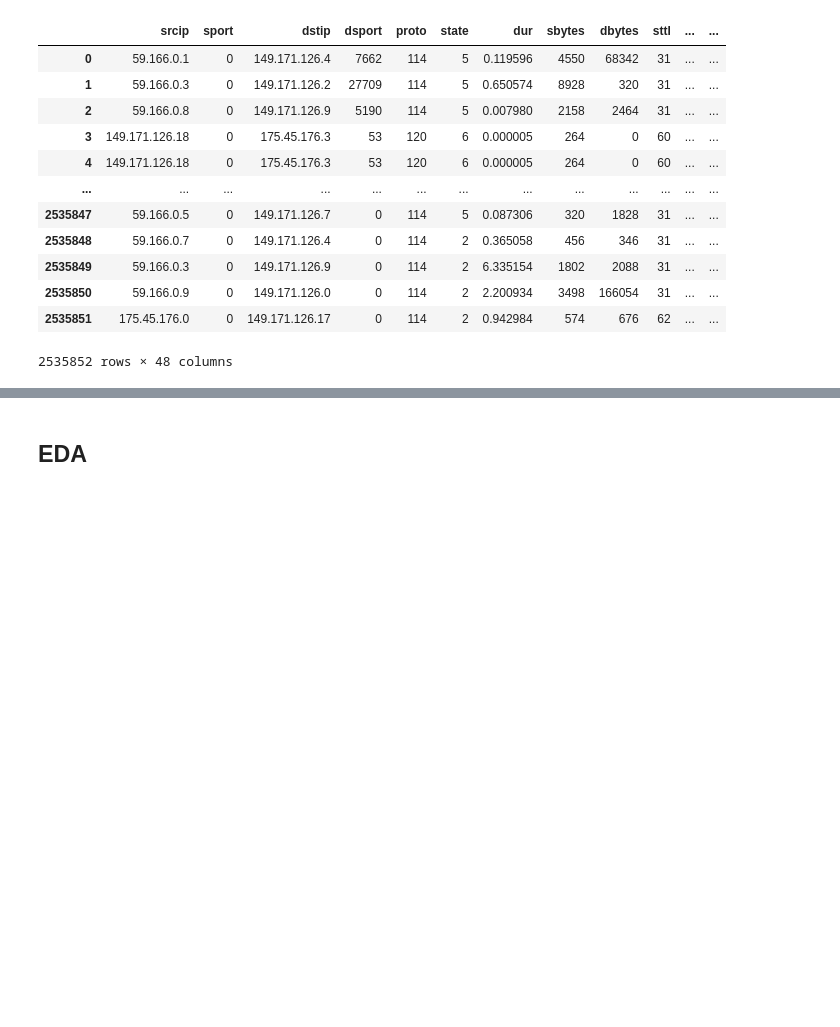
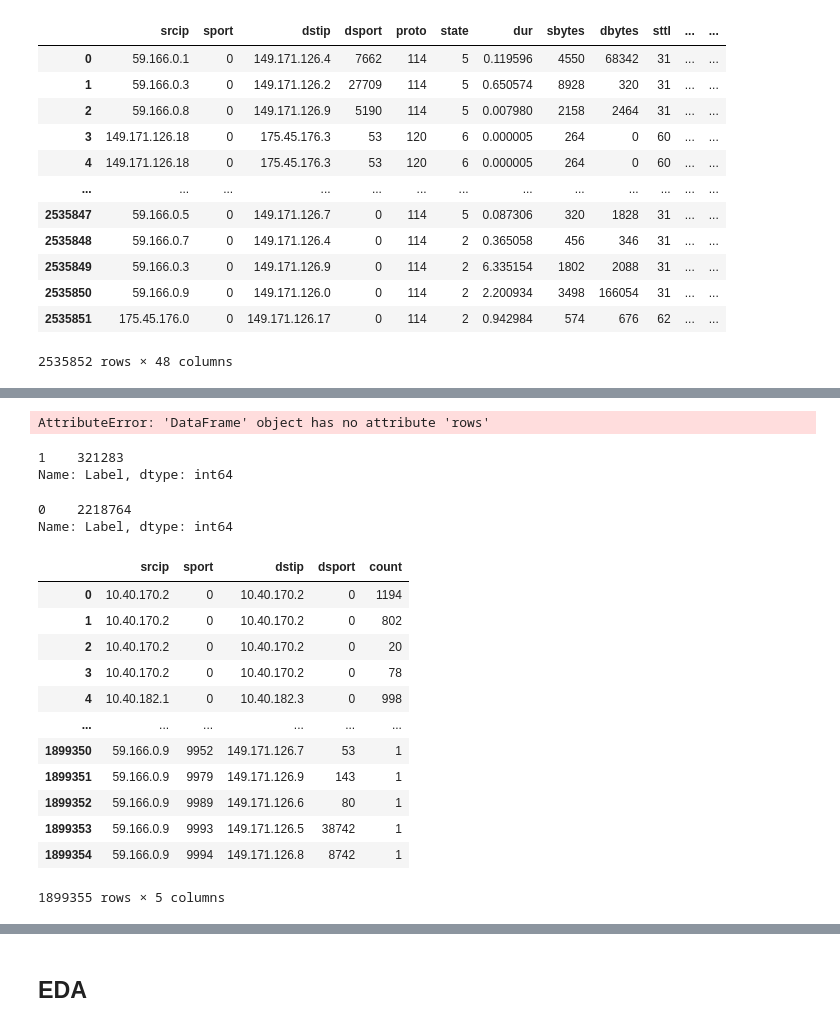
Before and after one commit to Rithuh/Graph-Based-Network-Anomaly-Detection, a Jupyter notebook: Phase2.ipynb, the cells around one changed output, grey strips where cells are left out. Cells and saved outputs as stored; diff of their text form; code cells hidden in the pictures; blank space fills up the shorter version.

```diff
--- a/Phase2.ipynb
+++ b/Phase2.ipynb
@@ -398,0 +452,2 @@ df
+# %%
+df1 = pd.read_csv(r'D:\Project Phase II\Dataset\completedataset.csv',encoding='cp1252')
@@ -398,0 +509,39 @@ df
+# %%
+#Add all unique 'srcip' + 'sport' combinations to a set
+srcip_sport_set = set()
+for index, row in df1.iterrows():
+    srcip_sport_set.add((row['srcip'], row['sport']))
+# %% [output]
+AttributeError: 'DataFrame' object has no attribute 'rows'
+# %%
+#Split df1 into df1_label_true and df1_label_false
+df1_label_true = df1[df1['Label'] == 1]
+df1_label_false = df1[df1['Label'] == 0]
+# %%
+df1_label_true.Label.value_counts()
+# %% [output]
+1    321283
+Name: Label, dtype: int64
+# %%
+df1_label_false.Label.value_counts()
+# %% [output]
+0    2218764
+Name: Label, dtype: int64
+# %%
+df1_label_false_grouped = df1_label_false.groupby(['srcip', 'sport', 'dstip', 'dsport']).size().reset_index(name='count')
+# %%
+df1_label_false_grouped
+# %% [output]
+|  | srcip | sport | dstip | dsport | count |
+| 0 | 10.40.170.2 | 0 | 10.40.170.2 | 0 | 1194 |
+| 1 | 10.40.170.2 | 0 | 10.40.170.2 | 0 | 802 |
+| 2 | 10.40.170.2 | 0 | 10.40.170.2 | 0 | 20 |
+| 3 | 10.40.170.2 | 0 | 10.40.170.2 | 0 | 78 |
+| 4 | 10.40.182.1 | 0 | 10.40.182.3 | 0 | 998 |
+| ... | ... | ... | ... | ... | ... |
+| 1899350 | 59.166.0.9 | 9952 | 149.171.126.7 | 53 | 1 |
+| 1899351 | 59.166.0.9 | 9979 | 149.171.126.9 | 143 | 1 |
+| 1899352 | 59.166.0.9 | 9989 | 149.171.126.6 | 80 | 1 |
+| 1899353 | 59.166.0.9 | 9993 | 149.171.126.5 | 38742 | 1 |
+| 1899354 | 59.166.0.9 | 9994 | 149.171.126.8 | 8742 | 1 |
+1899355 rows × 5 columns
```
Also changed, not shown: parts of 30 cells of this notebook.
